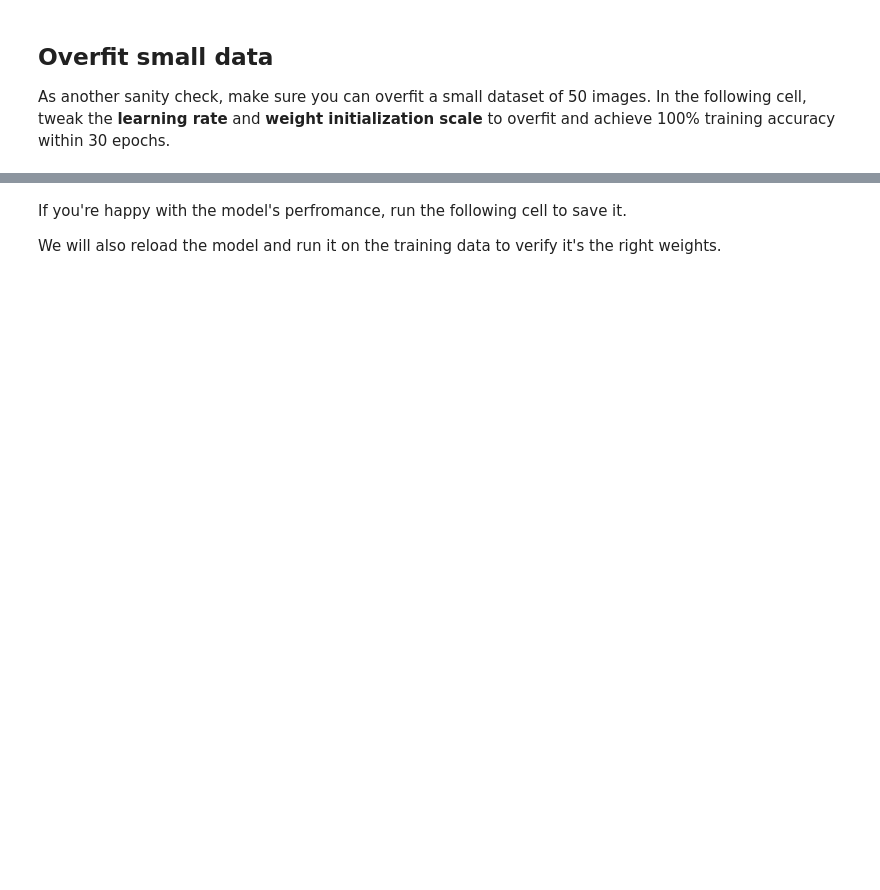
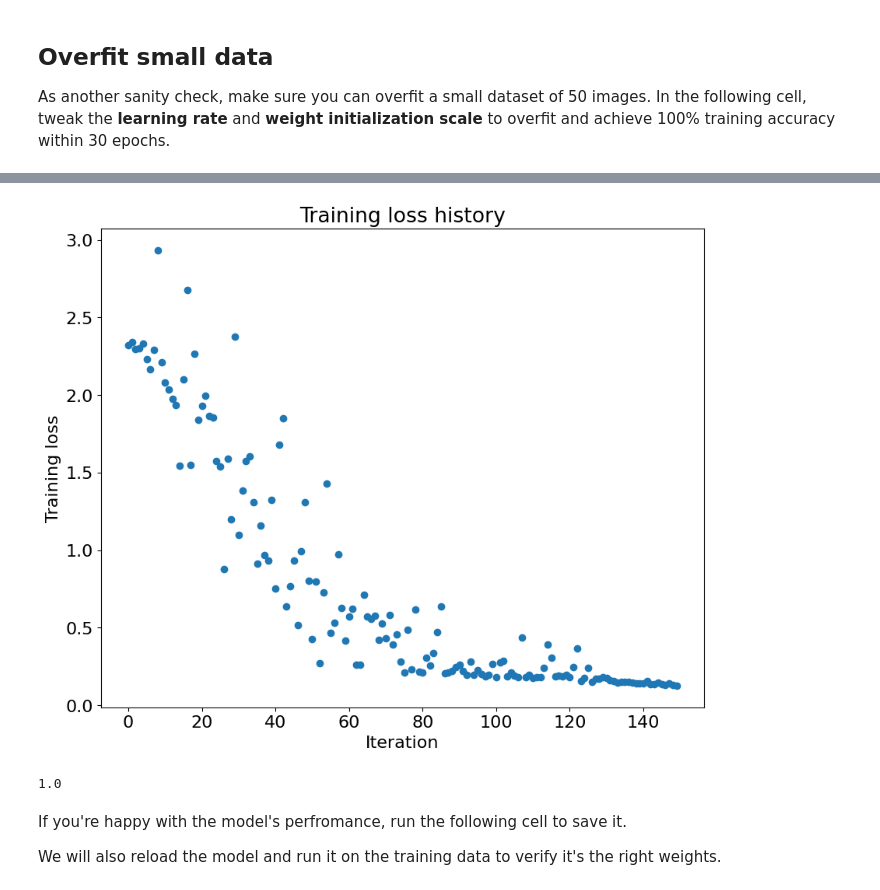
Before and after one commit to yesahmedyes/EECS598-Deep-Learning-for-Computer-Vision, a Jupyter notebook: A3/convolutional_networks.ipynb, the cells around one changed output, grey strips where cells are left out. Drawn from its saved outputs; the diff is of its cells as text; code cells hidden in the pictures; blank space fills up the shorter version.

```diff
--- a/A3/convolutional_networks.ipynb
+++ b/A3/convolutional_networks.ipynb
@@ -104,7 +126,7 @@ import eecs598
 eecs598.reset_seed(0)
 
 data_dict = eecs598.data.preprocess_cifar10(
-    cpu=False, dtype=torch.float64, flatten=False
+    cuda=False, dtype=torch.float64, flatten=False
 )
 
 print("Train data shape: ", data_dict["X_train"].shape)
@@ -800,47 +1143,59 @@ for reg in [0, 3.14]:
 As another sanity check, make sure you can overfit a small dataset of 50 images. In the following cell, tweak the **learning rate** and **weight initialization scale** to overfit and achieve 100% training accuracy within 30 epochs.
 # %%
-# TODO: Use a DeepConvNet to overfit 50 training examples by
-# tweaking just the learning rate and initialization scale.
 from convolutional_networks import DeepConvNet, find_overfit_parameters
 from fully_connected_networks import adam
 
 reset_seed(0)
+
 num_train = 50
+
 small_data = {
-  'X_train': data_dict['X_train'][:num_train],
-  'y_train': data_dict['y_train'][:num_train],
-  'X_val': data_dict['X_val'],
-  'y_val': data_dict['y_val'],
+    "X_train": data_dict["X_train"][:num_train],
+    "y_train": data_dict["y_train"][:num_train],
+    "X_val": data_dict["X_val"],
+    "y_val": data_dict["y_val"],
 }
-input_dims = small_data['X_train'].shape[1:]
+
+input_dims = small_data["X_train"].shape[1:]
 
 
-# Update the parameters in find_overfit_parameters in convolutional_networks.py
 weight_scale, learning_rate = find_overfit_parameters()
 
+model = DeepConvNet(
+    input_dims=input_dims,
+    num_classes=10,
+    num_filters=[16, 32, 64],
+    max_pools=[1],
+    reg=1e-3,
+    weight_scale=weight_scale,
+    dtype=torch.float32,
+    device="cuda",
+)
 
-model = DeepConvNet(input_dims=input_dims, num_classes=10,
-                    num_filters=[8, 16, 32, 64],
-                    max_pools=[0, 1, 2, 3],
-                    reg=1e-5, weight_scale=weight_scale, dtype=torch.float32, device='cpu')
-solver = Solver(model, small_data,
-                print_every=10, num_epochs=30, batch_size=10,
-                update_rule=adam,
-                optim_config={
-                  'learning_rate': learning_rate,
-                },
-                device='cpu',
-         )
-# Turn off keep_best_params to allow final weights to be saved, instead of best weights on validation set.
+solver = Solver(
+    model,
+    small_data,
+    print_every=10,
+    num_epochs=30,
+    batch_size=10,
+    update_rule=adam,
+    optim_config={
+        "learning_rate": learning_rate,
+    },
+    device="cuda",
+)
+
 solver.train(return_best_params=False)
 
-plt.plot(solver.loss_history, 'o')
-plt.title('Training loss history')
-plt.xlabel('Iteration')
-plt.ylabel('Training loss')
+plt.plot(solver.loss_history, "o")
+plt.title("Training loss history")
+plt.xlabel("Iteration")
+plt.ylabel("Training loss")
 plt.show()
 
 val_acc = solver.check_accuracy(
-                        solver.X_train, solver.y_train, num_samples=solver.num_train_samples
-                    )
+    solver.X_train, solver.y_train, num_samples=solver.num_train_samples
+)
+
 print(val_acc)
+# %% [output]
@@ -847,3 +1219,5 @@ print(val_acc)
+[figure, added]
+1.0
 # %% [markdown]
 If you're happy with the model's perfromance, run the following cell to save it.
 
```
Also changed, not shown: parts of 44 cells of this notebook, 6 other files.
